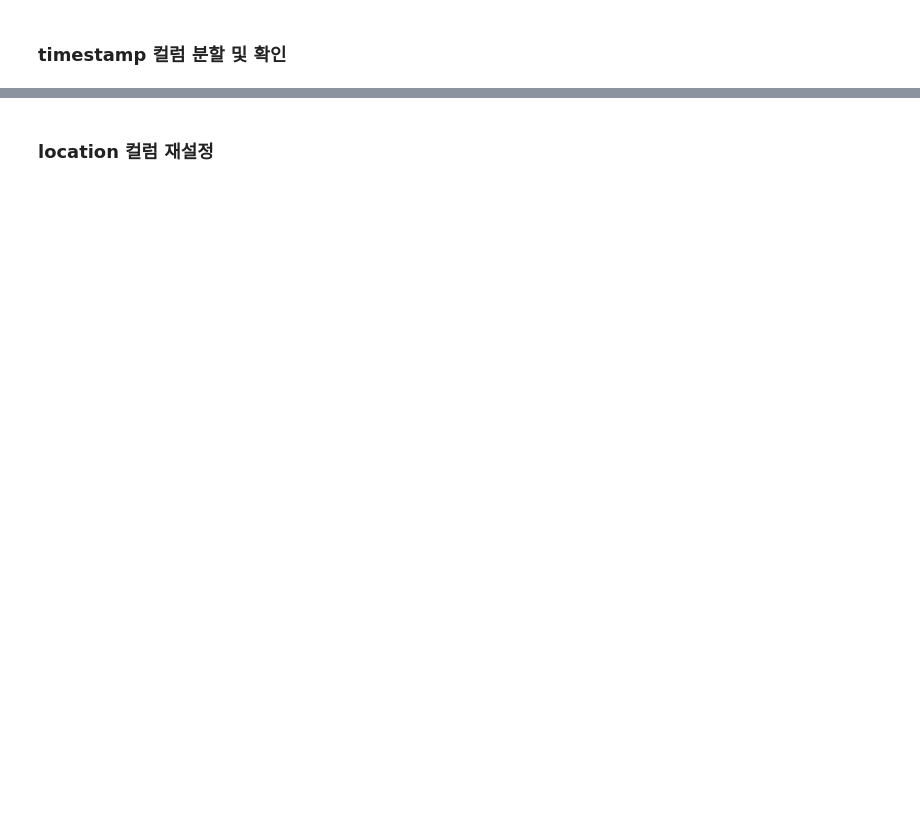
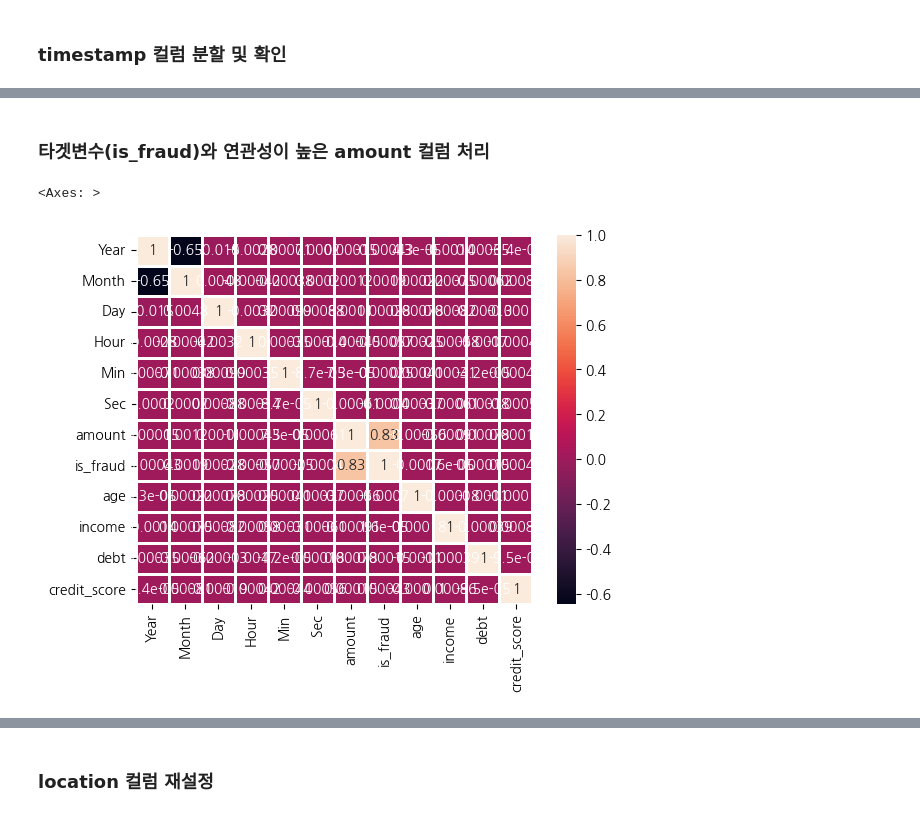
Before and after one commit to KEEPGOINGNOW/Fintech_Service_2nd, a Jupyter notebook: 00_DataAnalysis/02_Kaggle_분류분석_신용카드_이상거래.ipynb, the cells around one changed output, grey strips where cells are left out. Saved outputs shown, nothing was run; the diff lists cells and outputs as text; code cells hidden in the pictures; blank space fills up the shorter version.

```diff
--- a/00_DataAnalysis/02_Kaggle_분류분석_신용카드_이상거래.ipynb
+++ b/00_DataAnalysis/02_Kaggle_분류분석_신용카드_이상거래.ipynb
@@ -437,0 +457,12 @@ data.head()
+# %% [markdown]
+### 타겟변수(is_fraud)와 연관성이 높은 amount 컬럼 처리
+# %%
+# 각 컬럼 간의 상관 관계 확인
+# 수치형 컬럼 제거 없이 추출
+data_num = data.select_dtypes(exclude='object')
+
+# 상관관계 히트맵으로 확인
+sns.heatmap(data_num.corr(), annot=True, linewidths=1)
+# %% [output]
+<Axes: >
+[figure, added]
```
Also changed, not shown: parts of 34 cells of this notebook, 1 other file.
